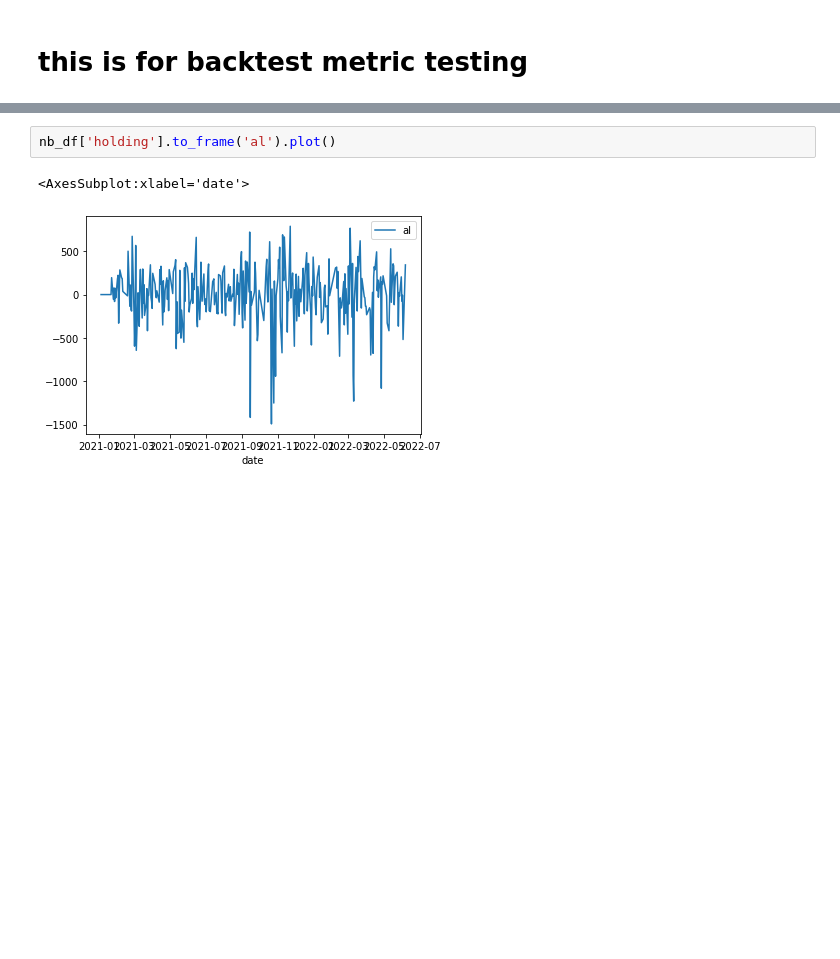
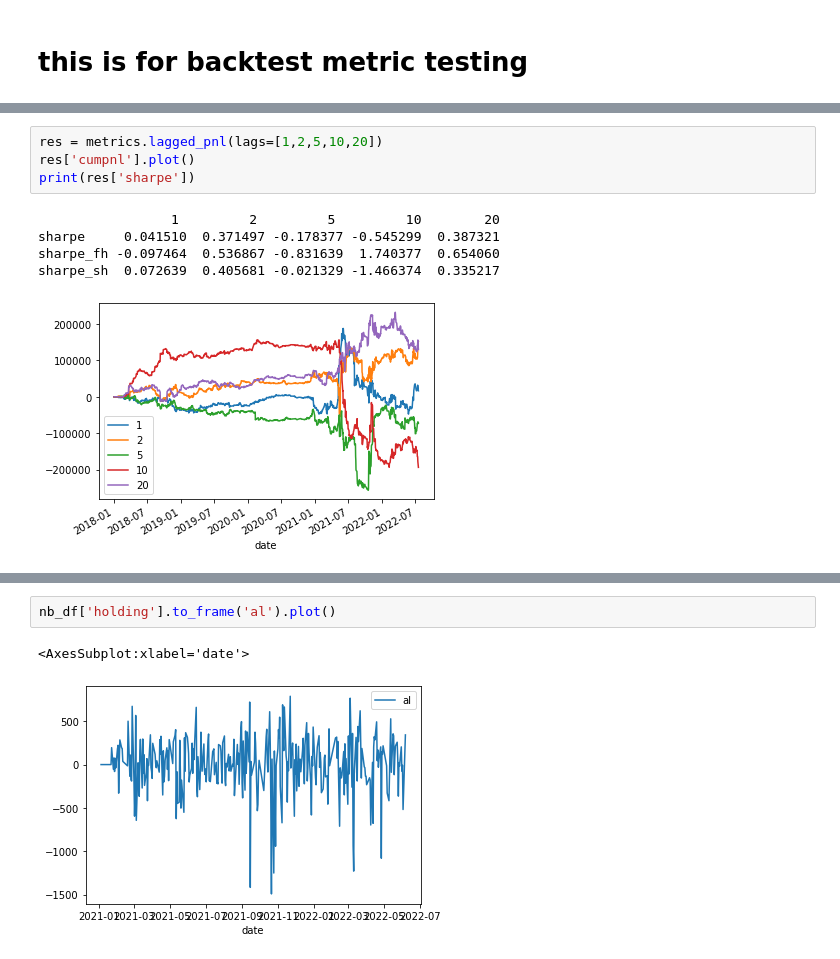
Before and after one commit to harvey1673/pyktrader3, a Jupyter notebook: bktest/test_nearby.ipynb, the cells around one changed output, grey strips where cells are left out. Saved outputs shown, nothing was run; the diff lists cells and outputs as text; blank space fills up the shorter version.

```diff
--- a/bktest/test_nearby.ipynb
+++ b/bktest/test_nearby.ipynb
@@ -173,0 +467,10 @@ res['pnl'].plot()
+# %%
+res = metrics.lagged_pnl(lags=[1,2,5,10,20])
+res['cumpnl'].plot()
+print(res['sharpe'])
+# %% [output]
+                 1         2         5         10        20
+sharpe     0.041510  0.371497 -0.178377 -0.545299  0.387321
+sharpe_fh -0.097464  0.536867 -0.831639  1.740377  0.654060
+sharpe_sh  0.072639  0.405681 -0.021329 -1.466374  0.335217
+[figure, added]
```
Also changed, not shown: parts of 29 cells of this notebook, 32 other files.
